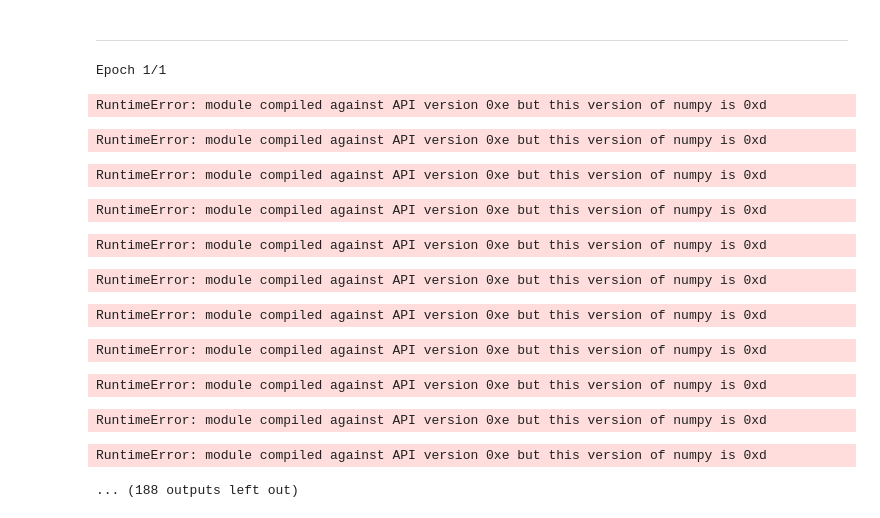
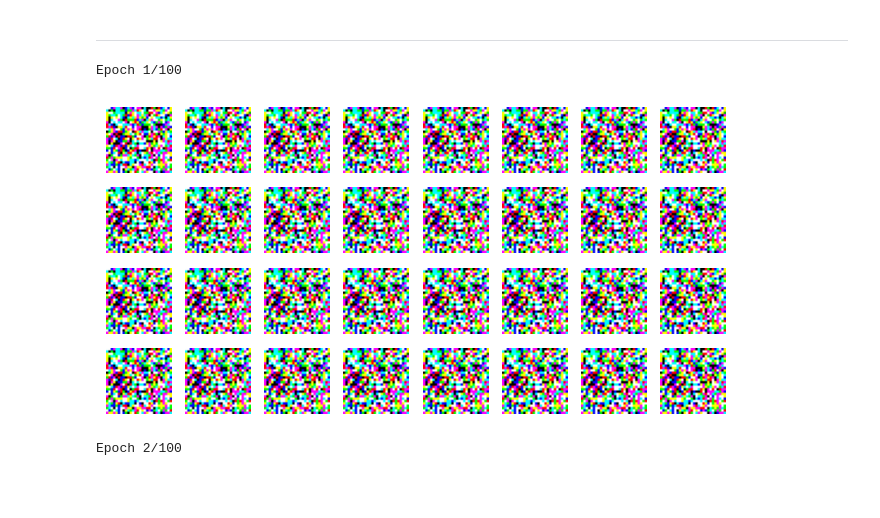
Before and after one commit to zMendes/GenerateDogs, a Jupyter notebook: projeto.ipynb, the cells around one changed output. Drawn from its saved outputs; the diff is of its cells as text; code cells hidden in the pictures; blank space fills up the shorter version.

Commit message:
epoch saindo apenas cores diversas

```diff
--- a/projeto.ipynb
+++ b/projeto.ipynb
@@ -28,8 +33,6 @@ output_directory = 'images_resized/'
 
 images = []
 for filename in os.listdir("images_resized"):
-    im = Image.open(output_directory+"n02085620_2706.jpg")
-    pixels = list(im.getdata())
-    matrix = np.array(pixels).reshape(28,28,3)
-    images.append(matrix)
+    im = np.asarray(Image.open(output_directory+filename))
+    images.append(im)
 # %%
@@ -85,6 +74,17 @@ gan.compile(loss="binary_crossentropy", optimizer="rmsprop")
 batch_size = 32
 dataset = tf.data.Dataset.from_tensor_slices(images).shuffle(1000)
 dataset = dataset.batch(batch_size, drop_remainder=True).prefetch(1)
+# %%
+def plot_multiple_images(images, n_cols=None):
+    n_cols = n_cols or len(images)
+    n_rows = (len(images) - 1) // n_cols + 1
+    if images.shape[-1] == 1:
+        images = np.squeeze(images, axis=-1)
+    plt.figure(figsize=(n_cols, n_rows))
+    for index, image in enumerate(images):
+        plt.subplot(n_rows, n_cols, index + 1)
+        plt.imshow(image, cmap="binary")
+        plt.axis("off")
 # %%
 def train_gan(gan, dataset, batch_size, codings_size, n_epochs=50):
     generator, discriminator = gan.layers
@@ -107,18 +107,8 @@ def train_gan(gan, dataset, batch_size, codings_size, n_epochs=50):
         plot_multiple_images(generated_images, 8)  # not shown
         plt.show()  # not shown
 # %%
-train_gan(gan, dataset, batch_size, codings_size, n_epochs=1)
+train_gan(gan, dataset, batch_size, codings_size, n_epochs=100)
 # %% [output]
-Epoch 1/1
+Epoch 1/100
+[figure, added]
-RuntimeError: module compiled against API version 0xe but this version of numpy is 0xd
+Epoch 2/100
-RuntimeError: module compiled against API version 0xe but this version of numpy is 0xd
-RuntimeError: module compiled against API version 0xe but this version of numpy is 0xd
-RuntimeError: module compiled against API version 0xe but this version of numpy is 0xd
-RuntimeError: module compiled against API version 0xe but this version of numpy is 0xd
-RuntimeError: module compiled against API version 0xe but this version of numpy is 0xd
-RuntimeError: module compiled against API version 0xe but this version of numpy is 0xd
-RuntimeError: module compiled against API version 0xe but this version of numpy is 0xd
-RuntimeError: module compiled against API version 0xe but this version of numpy is 0xd
-RuntimeError: module compiled against API version 0xe but this version of numpy is 0xd
-RuntimeError: module compiled against API version 0xe but this version of numpy is 0xd
-... (188 outputs left out)
```
Also changed, not shown: parts of 4 cells of this notebook.
